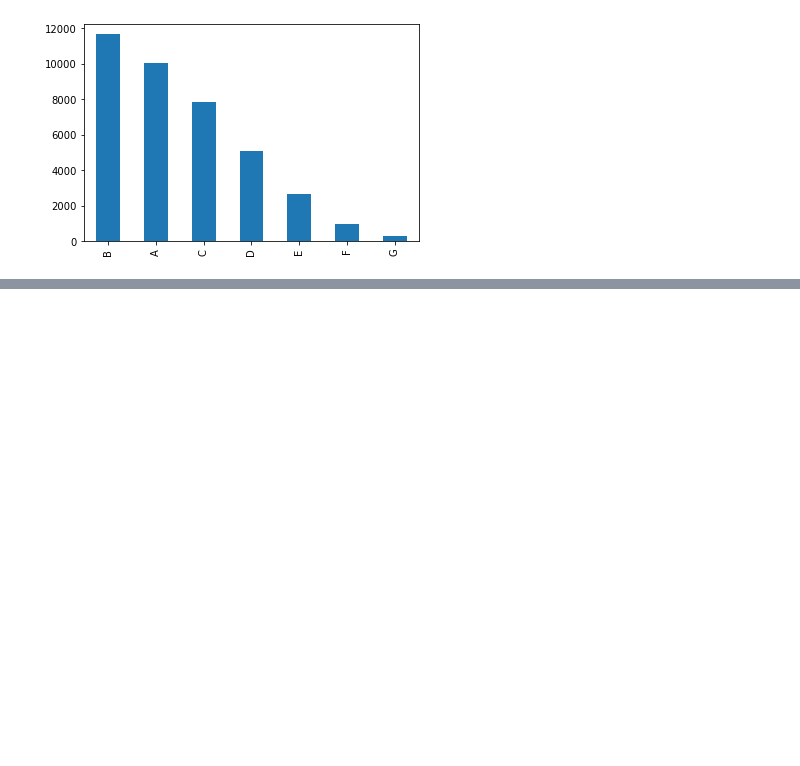
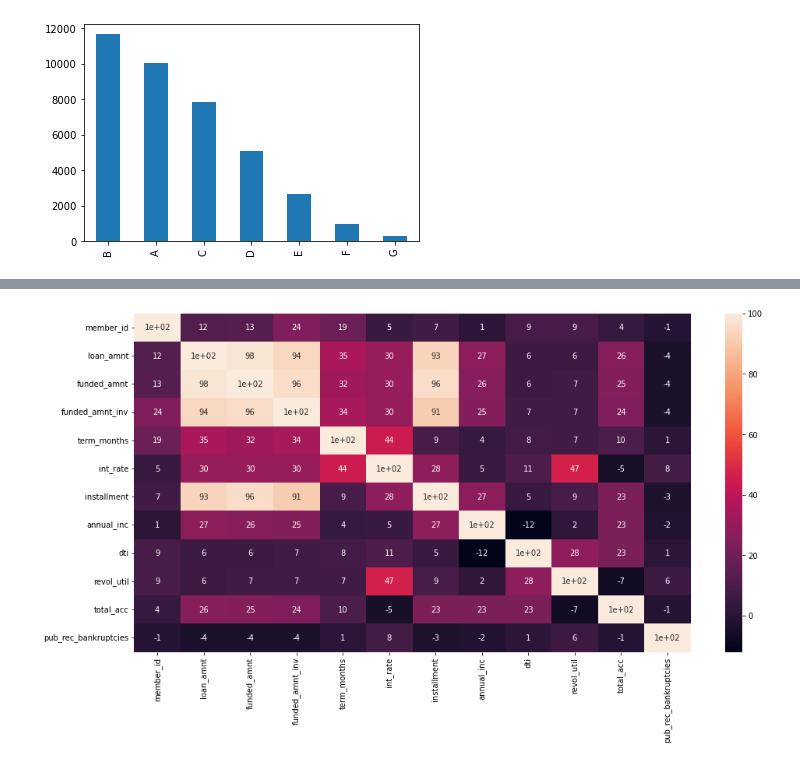
Before and after one commit to AnilNG12/test_1, a Jupyter notebook: LendingClubCaseStudy.ipynb, the cells around one changed output, grey strips where cells are left out. Saved outputs shown, nothing was run; the diff lists cells and outputs as text; code cells hidden in the pictures; blank space fills up the shorter version.

```diff
--- a/LendingClubCaseStudy.ipynb
+++ b/LendingClubCaseStudy.ipynb
@@ -387,0 +414,17 @@ plot.show()
+# %%
+#Correlation between different variables in the dataset
+
+corr = round(df_Len_club.corr(),2)*100
+plt.figure(figsize=(16,8))
+sns.heatmap(corr,annot = True)
+plt.show()
+
+# +Ve Correlation
+#  1. Loan Amount and Installation
+#  2. Loan Amount and Fonded Amount Invested
+
+# -Ve Correlation
+#  1. Annuval Income and Dti
+#  2. Total_acc and Int_rate
+# %% [output]
+[figure, added]
```
Also changed, not shown: parts of 10 cells of this notebook.
